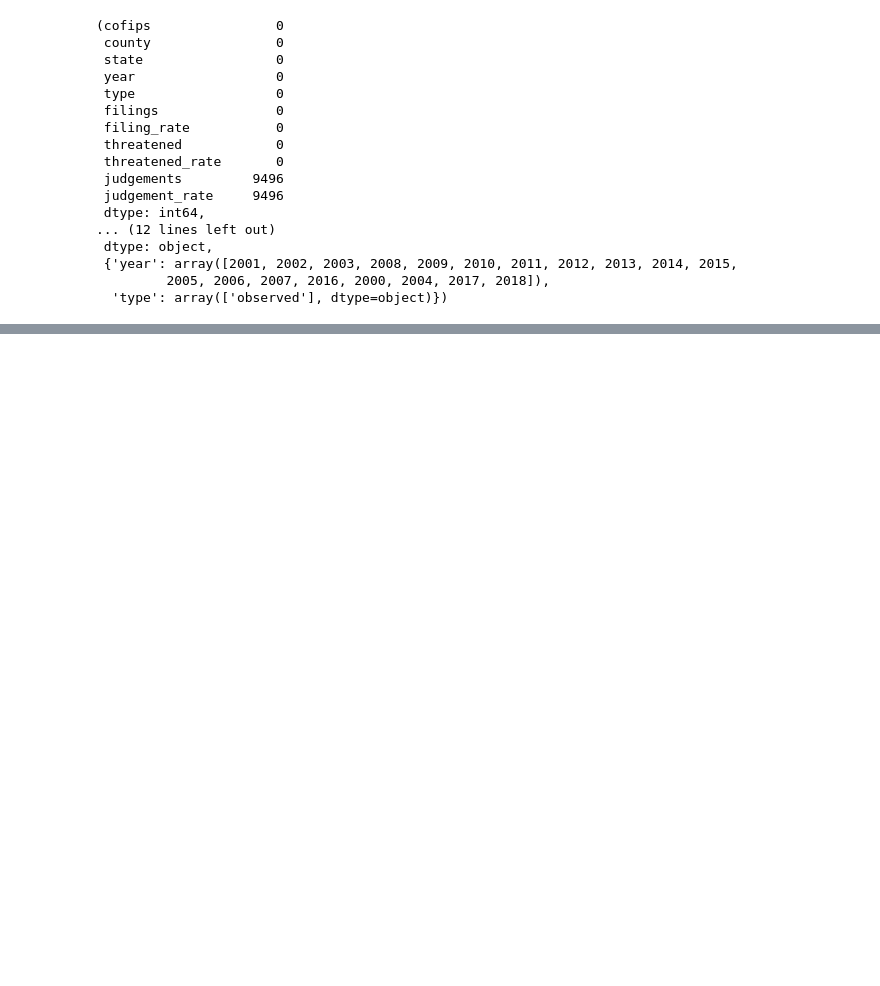
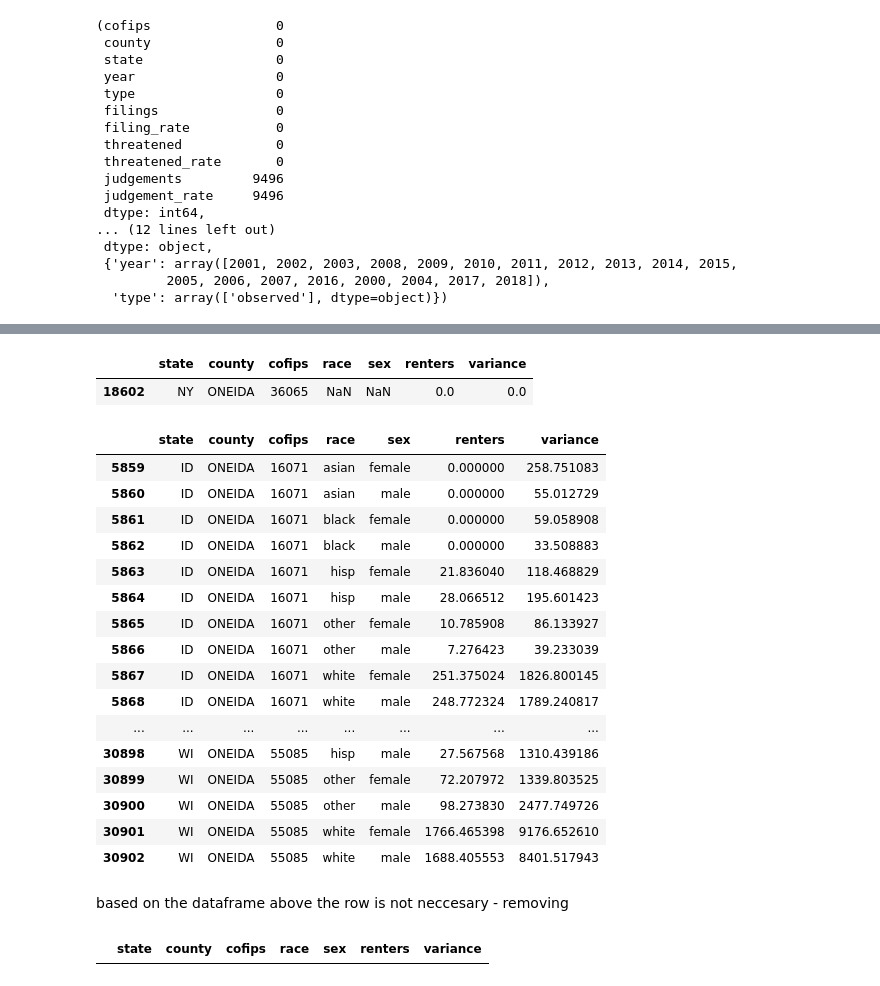
Before and after one commit to achoi1107/eviction_pattern_project, a Jupyter notebook: data_management.ipynb, the cells around one changed output, grey strips where cells are left out. Saved outputs shown, nothing was run; the diff lists cells and outputs as text; code cells hidden in the pictures; blank space fills up the shorter version.

```diff
--- a/data_management.ipynb
+++ b/data_management.ipynb
@@ -282,0 +316,28 @@ missing_values, duplicates, data_types, unique_values
+# %%
+rows_with_missing_values = denominators_df[denominators_df.isnull().any(axis=1)]
+rows_with_missing_values
+# %% [output]
+|  | state | county | cofips | race | sex | renters | variance |
+| 18602 | NY | ONEIDA | 36065 | NaN | NaN | 0.0 | 0.0 |
+# %%
+denominators_df.loc[denominators_df['county'].eq('ONEIDA')]
+# %% [output]
+|  | state | county | cofips | race | sex | renters | variance |
+| 5859 | ID | ONEIDA | 16071 | asian | female | 0.000000 | 258.751083 |
+| 5860 | ID | ONEIDA | 16071 | asian | male | 0.000000 | 55.012729 |
+| 5861 | ID | ONEIDA | 16071 | black | female | 0.000000 | 59.058908 |
+| 5862 | ID | ONEIDA | 16071 | black | male | 0.000000 | 33.508883 |
+| 5863 | ID | ONEIDA | 16071 | hisp | female | 21.836040 | 118.468829 |
+| 5864 | ID | ONEIDA | 16071 | hisp | male | 28.066512 | 195.601423 |
+| 5865 | ID | ONEIDA | 16071 | other | female | 10.785908 | 86.133927 |
+| 5866 | ID | ONEIDA | 16071 | other | male | 7.276423 | 39.233039 |
+| 5867 | ID | ONEIDA | 16071 | white | female | 251.375024 | 1826.800145 |
+| 5868 | ID | ONEIDA | 16071 | white | male | 248.772324 | 1789.240817 |
+| ... | ... | ... | ... | ... | ... | ... | ... |
+| 30898 | WI | ONEIDA | 55085 | hisp | male | 27.567568 | 1310.439186 |
+| 30899 | WI | ONEIDA | 55085 | other | female | 72.207972 | 1339.803525 |
+| 30900 | WI | ONEIDA | 55085 | other | male | 98.273830 | 2477.749726 |
+| 30901 | WI | ONEIDA | 55085 | white | female | 1766.465398 | 9176.652610 |
+| 30902 | WI | ONEIDA | 55085 | white | male | 1688.405553 | 8401.517943 |
+# %% [markdown]
+based on the dataframe above the row is not neccesary - removing
@@ -282,0 +347,5 @@ missing_values, duplicates, data_types, unique_values
+# %%
+rows_with_missing_values = denominators_df_cleaned[denominators_df_cleaned.isnull().any(axis=1)]
+rows_with_missing_values
+# %% [output]
+|  | state | county | cofips | race | sex | renters | variance |
```
Also changed, not shown: parts of 9 cells of this notebook, 3 other files.
